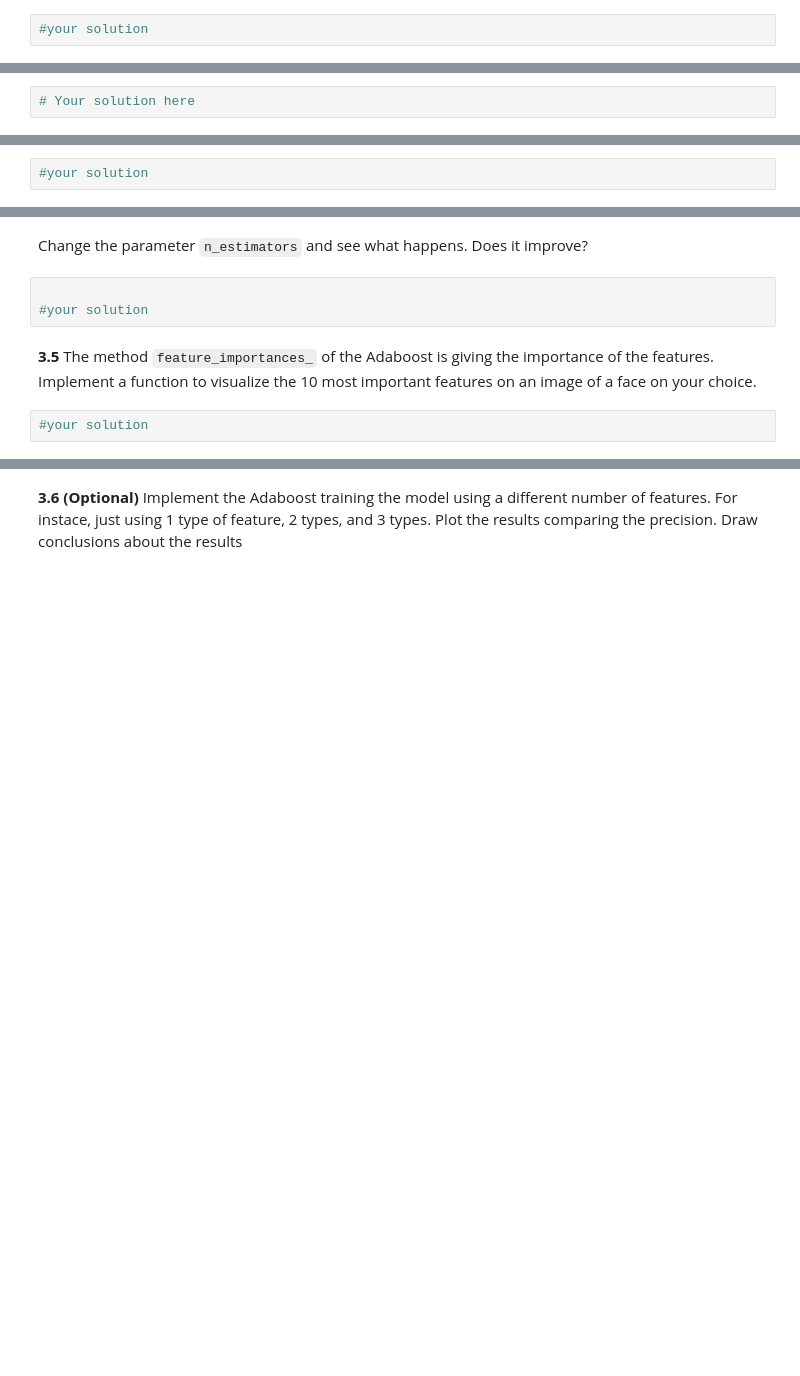
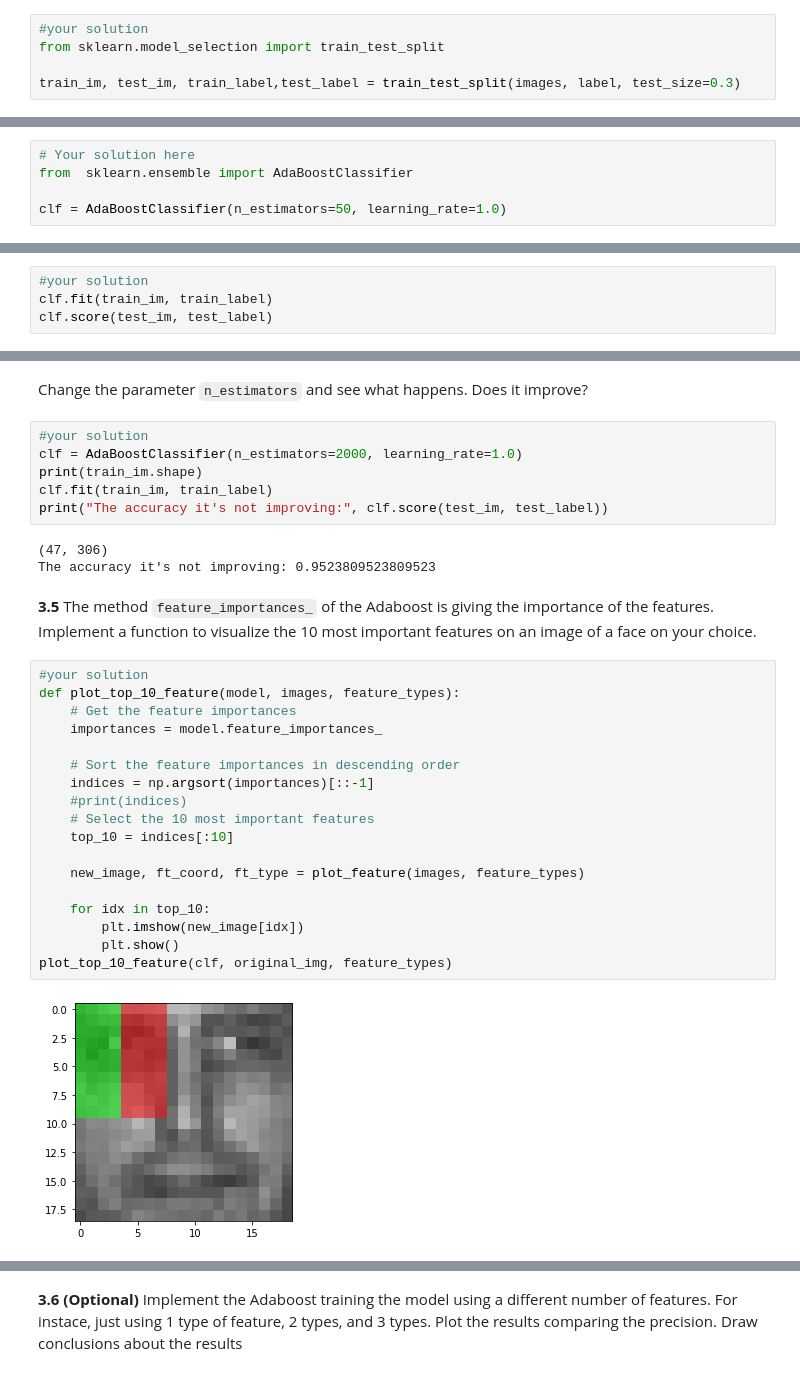
Before and after one commit to Zhipeng139/Computer-Vison_UB_P6, a Jupyter notebook: P6_2022_23.ipynb, the cells around one changed output, grey strips where cells are left out. Drawn from its saved outputs; the diff is of its cells as text; blank space fills up the shorter version.

```diff
--- a/P6_2022_23.ipynb
+++ b/P6_2022_23.ipynb
@@ -365,6 +276,9 @@ Futhermore, build the class labels vector ``y`` with the label of all the images
 [*sklearn.model_selection.train_test_split(*arrays, test_size=None, train_size=None, random_state=None, shuffle=True, stratify=None)*](https://scikit-learn.org/stable/modules/generated/sklearn.model_selection.train_test_split.html)
 # %%
 #your solution
+from sklearn.model_selection import train_test_split
+
+train_im, test_im, train_label,test_label = train_test_split(images, label, test_size=0.3)
 # %% [markdown]
 **3.3** Train an Adaboost classifier using `AdaBoostClassifier()`from `sklearn.ensemble`.
 
@@ -373,7 +287,12 @@ Futhermore, build the class labels vector ``y`` with the label of all the images
 What is an Adaboost? How it works?
 # %%
 # Your solution here
+from  sklearn.ensemble import AdaBoostClassifier
+
+clf = AdaBoostClassifier(n_estimators=50, learning_rate=1.0)
 # %% [markdown]
 **3.4** Evaluate the accuracy of the Adaboost classifier using the *predict* and *score* methods of the classifier. What are these methods doing?
 # %%
 #your solution
+clf.fit(train_im, train_label)
+clf.score(test_im, test_label)
@@ -380,9 +301,33 @@ What is an Adaboost? How it works?
 # %% [markdown]
 Change the parameter ``n_estimators`` and see what happens. Does it improve?
 # %%
-
 #your solution
+clf = AdaBoostClassifier(n_estimators=2000, learning_rate=1.0)
+print(train_im.shape)
+clf.fit(train_im, train_label)
+print("The accuracy it's not improving:", clf.score(test_im, test_label))
+# %% [output]
+(47, 306)
+The accuracy it's not improving: 0.9523809523809523
 # %% [markdown]
 **3.5** The method ``feature_importances_`` of the Adaboost is giving the importance of the features. Implement a function to visualize the 10 most important features on an image of a face on your choice.
 # %%
 #your solution
+def plot_top_10_feature(model, images, feature_types):
+    # Get the feature importances
+    importances = model.feature_importances_
+
+    # Sort the feature importances in descending order
+    indices = np.argsort(importances)[::-1]
+    #print(indices)
+    # Select the 10 most important features
+    top_10 = indices[:10]
+
+    new_image, ft_coord, ft_type = plot_feature(images, feature_types)
+
+    for idx in top_10:
+        plt.imshow(new_image[idx])
+        plt.show()
+plot_top_10_feature(clf, original_img, feature_types)
+# %% [output]
+[figure, added]
```
Also changed, not shown: parts of 21 cells of this notebook.
